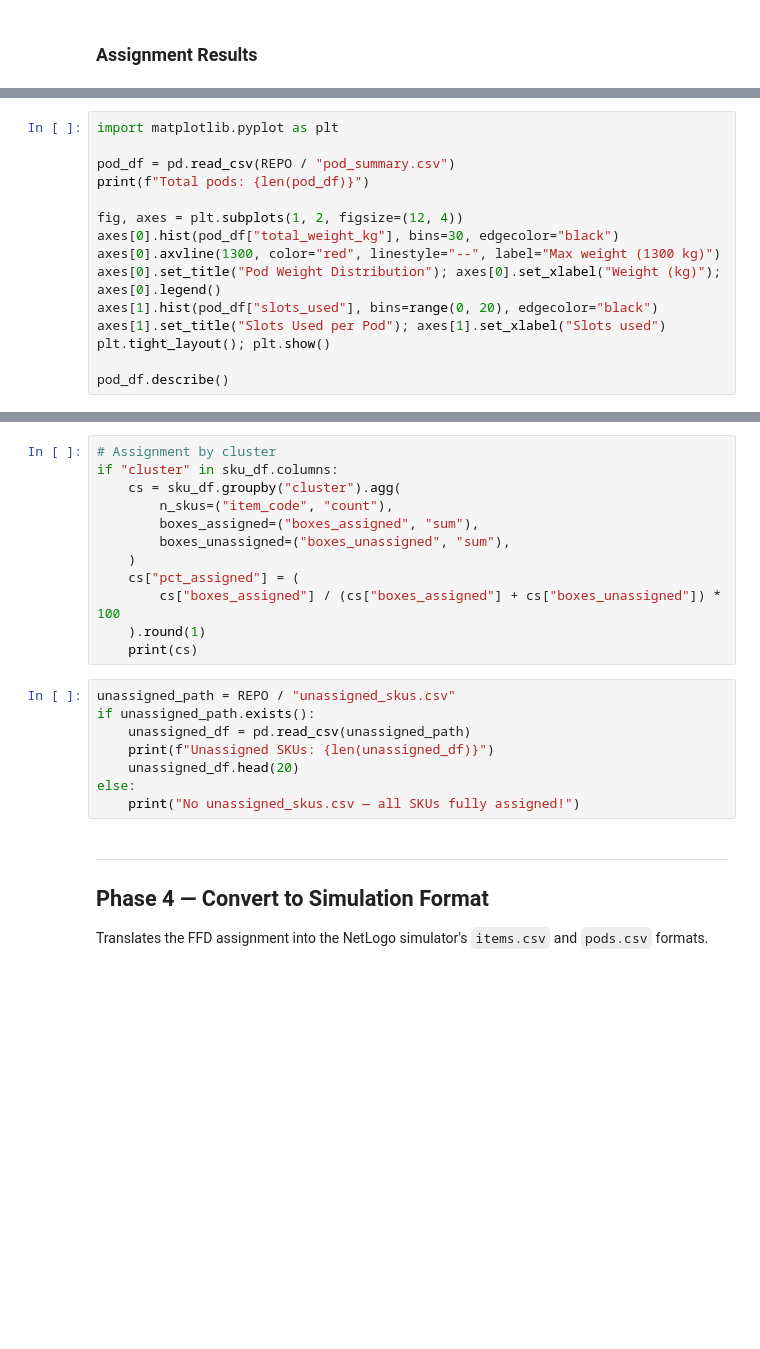
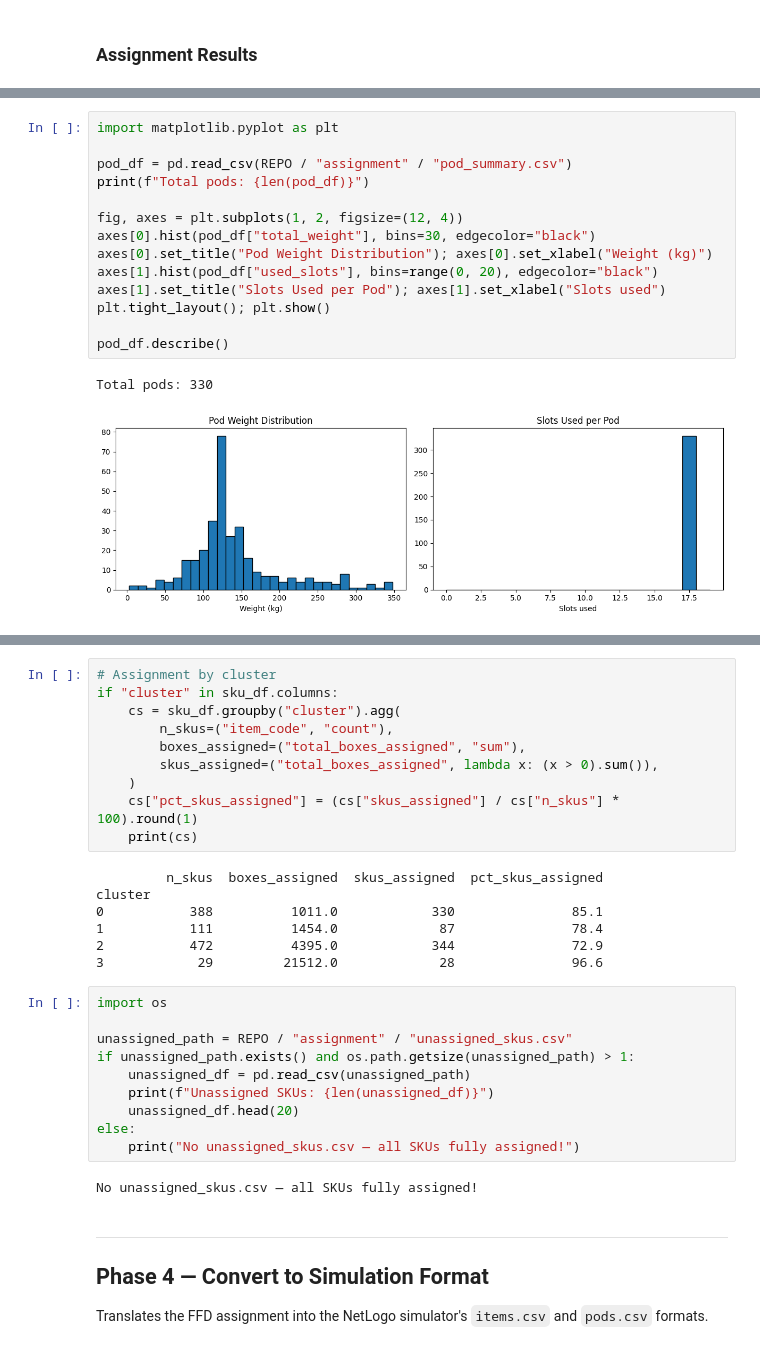
Before and after one commit to salsahmd/rmfs-replenishment, a Jupyter notebook: sku_assignment.ipynb, the cells around one changed output, grey strips where cells are left out. Saved outputs shown, nothing was run; the diff lists cells and outputs as text; blank space fills up the shorter version.

Commit message:
sample change & assignment done

```diff
--- a/sku_assignment.ipynb
+++ b/sku_assignment.ipynb
@@ -171,15 +194,17 @@ sku_df.head(10)
 # %%
 import matplotlib.pyplot as plt
 
-pod_df = pd.read_csv(REPO / "pod_summary.csv")
+pod_df = pd.read_csv(REPO / "assignment" / "pod_summary.csv")
 print(f"Total pods: {len(pod_df)}")
 
 fig, axes = plt.subplots(1, 2, figsize=(12, 4))
-axes[0].hist(pod_df["total_weight_kg"], bins=30, edgecolor="black")
-axes[0].axvline(1300, color="red", linestyle="--", label="Max weight (1300 kg)")
-axes[0].set_title("Pod Weight Distribution"); axes[0].set_xlabel("Weight (kg)"); axes[0].legend()
-axes[1].hist(pod_df["slots_used"], bins=range(0, 20), edgecolor="black")
+axes[0].hist(pod_df["total_weight"], bins=30, edgecolor="black")
+axes[0].set_title("Pod Weight Distribution"); axes[0].set_xlabel("Weight (kg)")
+axes[1].hist(pod_df["used_slots"], bins=range(0, 20), edgecolor="black")
 axes[1].set_title("Slots Used per Pod"); axes[1].set_xlabel("Slots used")
 plt.tight_layout(); plt.show()
 
 pod_df.describe()
+# %% [output]
+Total pods: 330
+[figure, added]
@@ -188,21 +222,30 @@ pod_df.describe()
 if "cluster" in sku_df.columns:
     cs = sku_df.groupby("cluster").agg(
         n_skus=("item_code", "count"),
-        boxes_assigned=("boxes_assigned", "sum"),
-        boxes_unassigned=("boxes_unassigned", "sum"),
+        boxes_assigned=("total_boxes_assigned", "sum"),
+        skus_assigned=("total_boxes_assigned", lambda x: (x > 0).sum()),
     )
-    cs["pct_assigned"] = (
-        cs["boxes_assigned"] / (cs["boxes_assigned"] + cs["boxes_unassigned"]) * 100
-    ).round(1)
+    cs["pct_skus_assigned"] = (cs["skus_assigned"] / cs["n_skus"] * 100).round(1)
     print(cs)
+# %% [output]
+         n_skus  boxes_assigned  skus_assigned  pct_skus_assigned
+cluster
+0           388          1011.0            330               85.1
+1           111          1454.0             87               78.4
+2           472          4395.0            344               72.9
+3            29         21512.0             28               96.6
 # %%
-unassigned_path = REPO / "unassigned_skus.csv"
-if unassigned_path.exists():
+import os
+
+unassigned_path = REPO / "assignment" / "unassigned_skus.csv"
+if unassigned_path.exists() and os.path.getsize(unassigned_path) > 1:
     unassigned_df = pd.read_csv(unassigned_path)
     print(f"Unassigned SKUs: {len(unassigned_df)}")
     unassigned_df.head(20)
 else:
     print("No unassigned_skus.csv — all SKUs fully assigned!")
+# %% [output]
+No unassigned_skus.csv — all SKUs fully assigned!
 # %% [markdown]
 ---
 ## Phase 4 — Convert to Simulation Format
```
Also changed, not shown: parts of 9 cells of this notebook, 3 other files.
